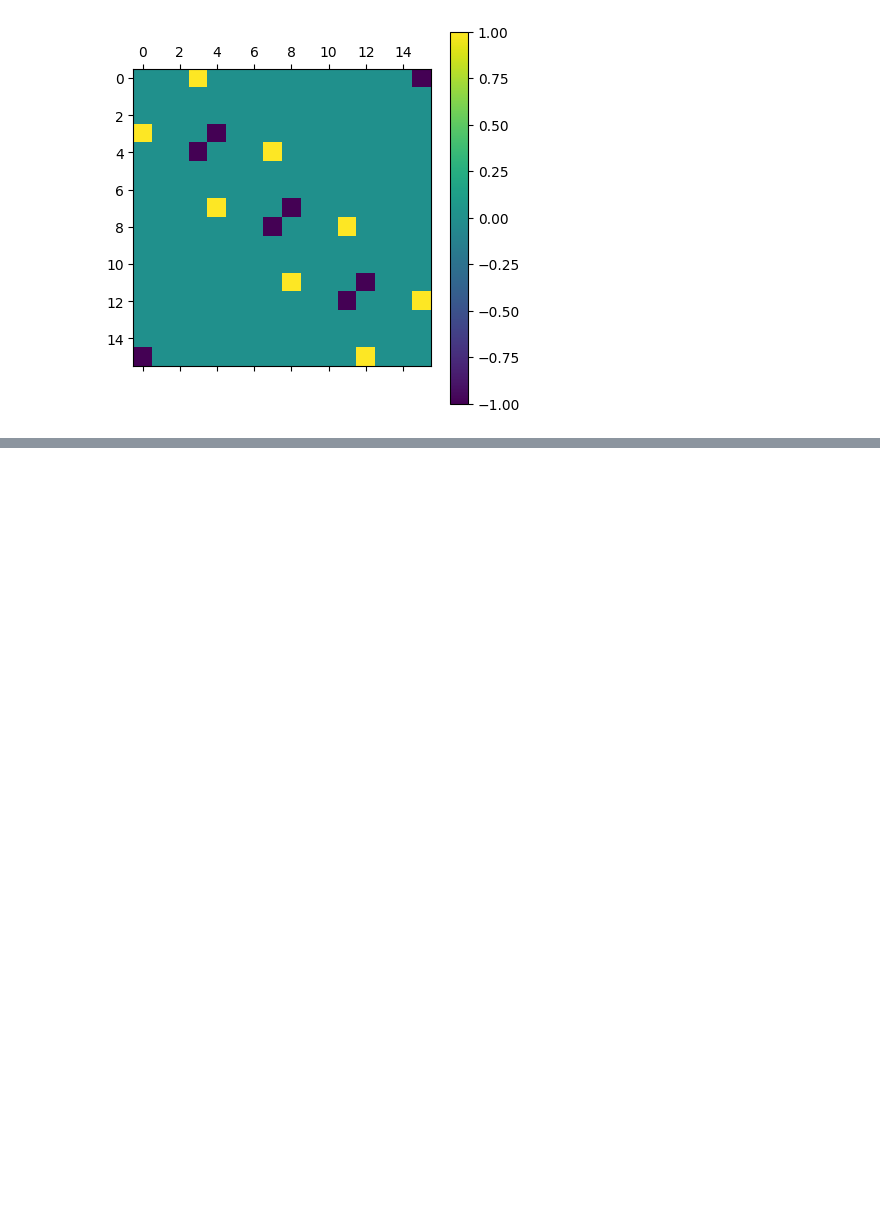
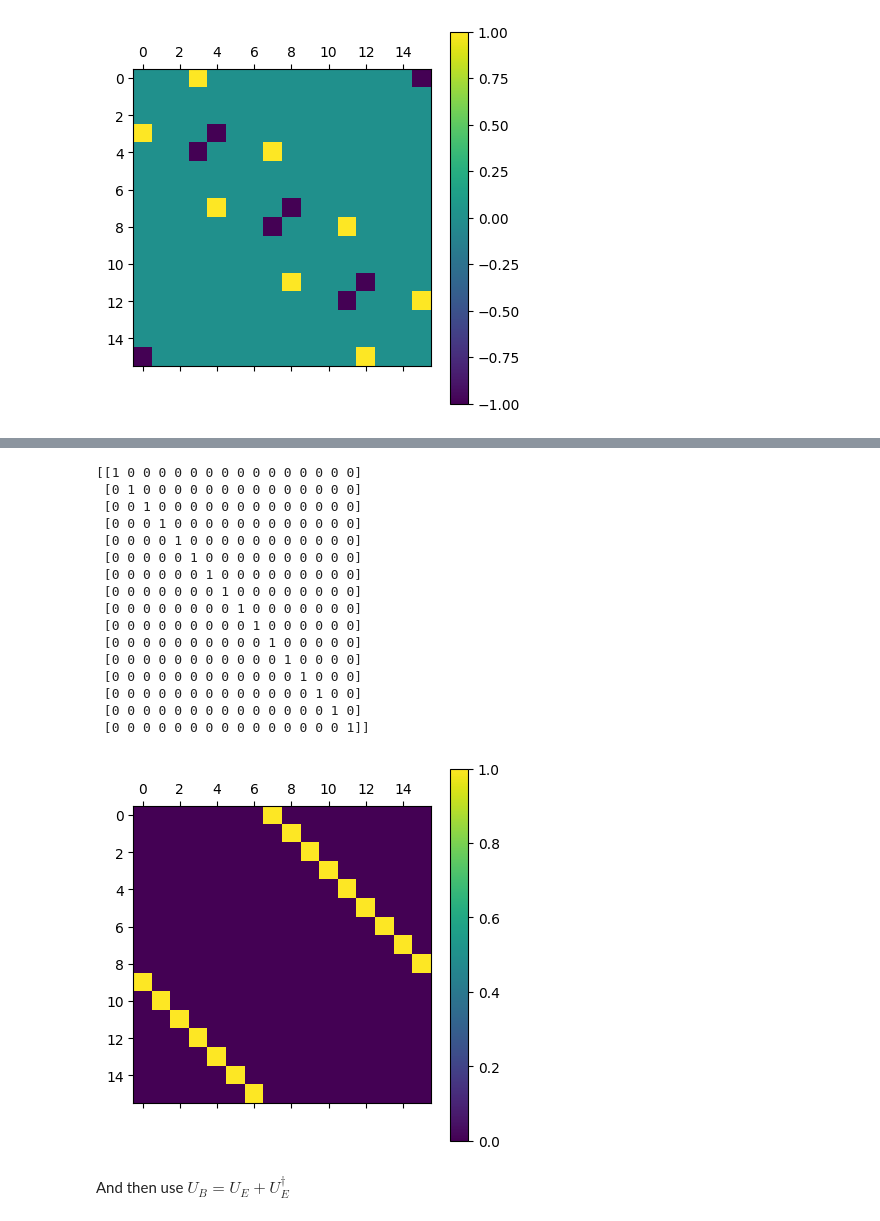
Before and after one commit to ElonZhengUofT/Quantum, a Jupyter notebook: 2D_Laplacian/2_D_Laplacian_by_Tensor_summation.ipynb, the cells around one changed output, grey strips where cells are left out. Drawn from its saved outputs; the diff is of its cells as text; code cells hidden in the pictures; blank space fills up the shorter version.

```diff
--- a/2D_Laplacian/2_D_Laplacian_by_Tensor_summation.ipynb
+++ b/2D_Laplacian/2_D_Laplacian_by_Tensor_summation.ipynb
@@ -817,0 +1010,40 @@ So
+# %%
+Encode_E = np.array([[0,0,0,0,0,0,0,1,0,0,0,0,0,0,0,0],
+                     [0,0,0,0,0,0,0,0,1,0,0,0,0,0,0,0],
+                     [0,0,0,0,0,0,0,0,0,1,0,0,0,0,0,0],
+                     [0,0,0,0,0,0,0,0,0,0,1,0,0,0,0,0],
+                     [0,0,0,0,0,0,0,0,0,0,0,1,0,0,0,0],
+                     [0,0,0,0,0,0,0,0,0,0,0,0,1,0,0,0],
+                     [0,0,0,0,0,0,0,0,0,0,0,0,0,1,0,0],
+                     [0,0,0,0,0,0,0,0,0,0,0,0,0,0,1,0],
+                     [0,0,0,0,0,0,0,0,0,0,0,0,0,0,0,1],
+                     [1,0,0,0,0,0,0,0,0,0,0,0,0,0,0,0],
+                     [0,1,0,0,0,0,0,0,0,0,0,0,0,0,0,0],
+                     [0,0,1,0,0,0,0,0,0,0,0,0,0,0,0,0],
+                     [0,0,0,1,0,0,0,0,0,0,0,0,0,0,0,0],
+                     [0,0,0,0,1,0,0,0,0,0,0,0,0,0,0,0],
+                     [0,0,0,0,0,1,0,0,0,0,0,0,0,0,0,0],
+                     [0,0,0,0,0,0,1,0,0,0,0,0,0,0,0,0]])
+plt.matshow(Encode_E)
+plt.colorbar()
+print  (Encode_E @ Encode_E.T)
+# %% [output]
+[[1 0 0 0 0 0 0 0 0 0 0 0 0 0 0 0]
+ [0 1 0 0 0 0 0 0 0 0 0 0 0 0 0 0]
+ [0 0 1 0 0 0 0 0 0 0 0 0 0 0 0 0]
+ [0 0 0 1 0 0 0 0 0 0 0 0 0 0 0 0]
+ [0 0 0 0 1 0 0 0 0 0 0 0 0 0 0 0]
+ [0 0 0 0 0 1 0 0 0 0 0 0 0 0 0 0]
+ [0 0 0 0 0 0 1 0 0 0 0 0 0 0 0 0]
+ [0 0 0 0 0 0 0 1 0 0 0 0 0 0 0 0]
+ [0 0 0 0 0 0 0 0 1 0 0 0 0 0 0 0]
+ [0 0 0 0 0 0 0 0 0 1 0 0 0 0 0 0]
+ [0 0 0 0 0 0 0 0 0 0 1 0 0 0 0 0]
+ [0 0 0 0 0 0 0 0 0 0 0 1 0 0 0 0]
+ [0 0 0 0 0 0 0 0 0 0 0 0 1 0 0 0]
+ [0 0 0 0 0 0 0 0 0 0 0 0 0 1 0 0]
+ [0 0 0 0 0 0 0 0 0 0 0 0 0 0 1 0]
+ [0 0 0 0 0 0 0 0 0 0 0 0 0 0 0 1]]
+[figure, added]
+# %% [markdown]
+And then use $U_B = U_E + U_E^{\dagger}$
```
Also changed, not shown: parts of 38 cells of this notebook.
